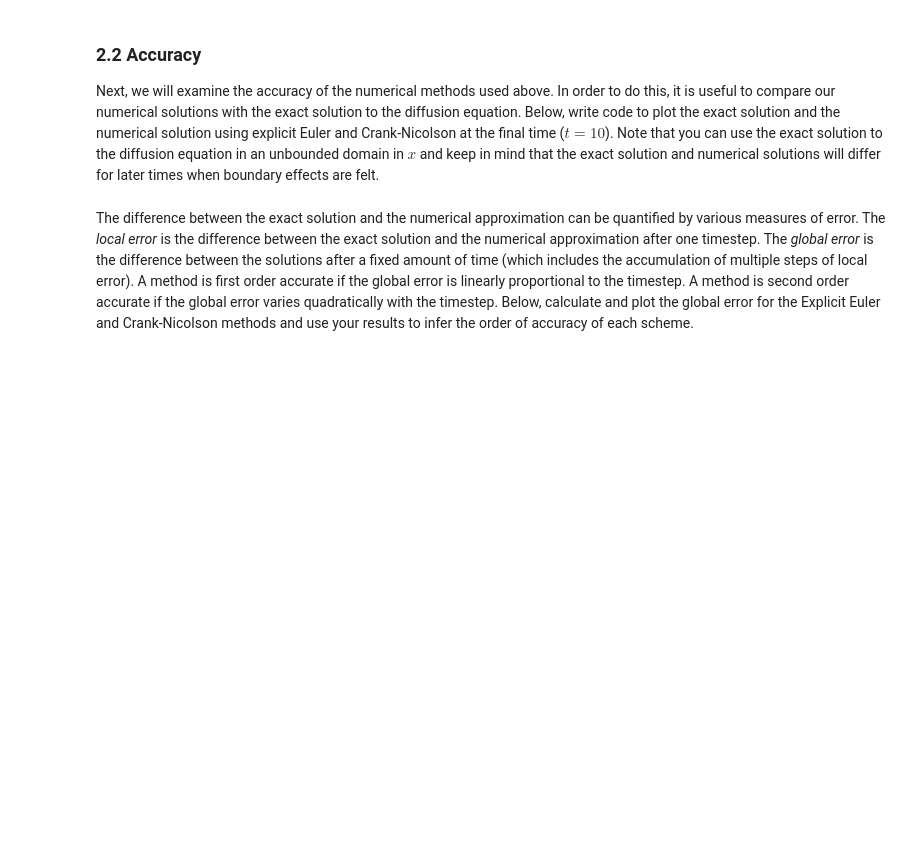
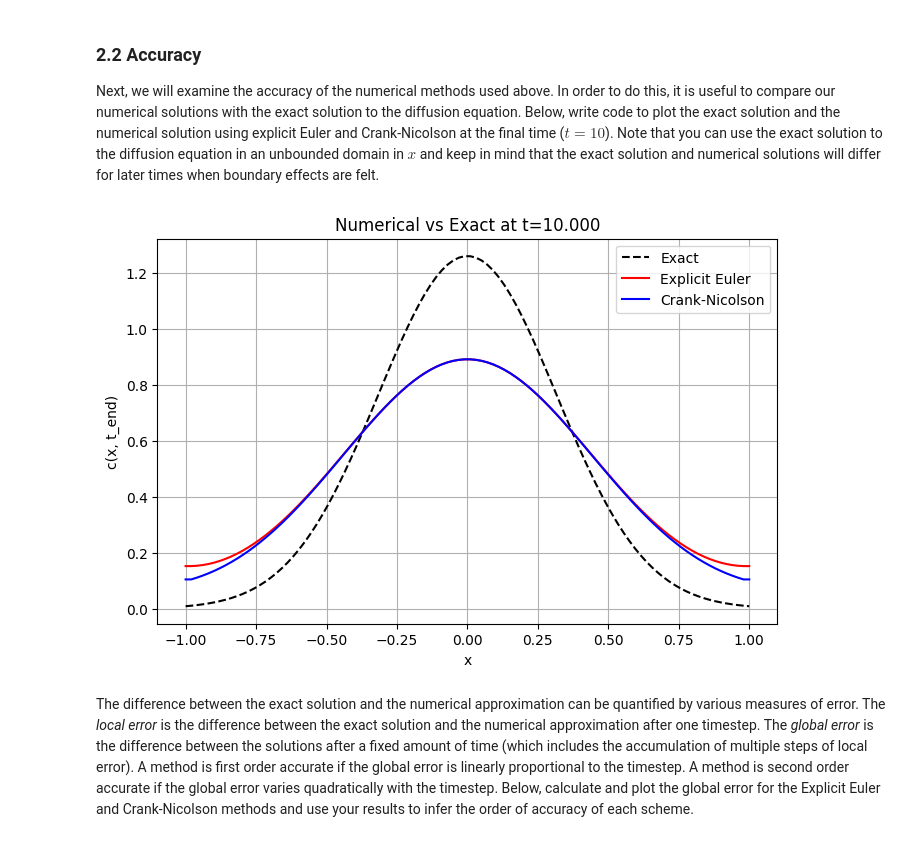
Before and after one commit to ifymedebem/QCES, a Jupyter notebook: Project1_numerical_methods.ipynb, the cells around one changed output. Saved outputs shown, nothing was run; the diff lists cells and outputs as text; code cells hidden in the pictures; blank space fills up the shorter version.

```diff
--- a/Project1_numerical_methods.ipynb
+++ b/Project1_numerical_methods.ipynb
@@ -225,7 +233,7 @@ def set_ics(x, kappa, t_ic):
 Finally, define some parameters and the x and t vectors:
 # %%
 # Defining parameters
-kappa = 0.001  # diffusivity
+kappa = 0.005  # diffusivity
 
 # Timestepping parameters
 t_start = 0  # start time (note that this is not the same time used to evaluate the exact solution to set the ICs)
@@ -282,3 +293,39 @@ Next, we will examine the accuracy of the numerical methods used above. In order
+# %%
+# Add code to plot exact and numerical solutions
+#Plot exact and numerical solutions at final time t_end
+
+import numpy as np
+import matplotlib.pyplot as plt
+
+# final time index and value
+tf = t[-1]
+
+# exact solution on unbounded domain at time tf (same formula as set_ics but with t=tf)
+
+c_exact = (4*np.pi*kappa*tf)**(-0.5) * np.exp(-x**2 / (4*kappa*tf))
+
+# If tf is zero (shouldn't be here), fall back to the initial condition time used earlier
+if np.isclose(tf, 0.0): c_exact = set_ics(x, kappa, 10)
+
+# numerical solutions at final time
+c_EE_final = c_EE[:, -1]
+c_CN_final = c_CN[:, -1]
+
+
+#Plotting
+
+plt.figure(figsize=(8,5))
+plt.plot(x, c_exact, 'k--', label='Exact')
+plt.plot(x, c_EE_final, 'r-', label='Explicit Euler')
+plt.plot(x, c_CN_final, 'b-', label='Crank-Nicolson')
+plt.xlabel('x')
+plt.ylabel('c(x, t_end)')
+plt.title(f'Numerical vs Exact at t={tf:.3f}')
+plt.legend()
+plt.grid(True)
+plt.show()
+# %% [output]
+[figure, added]
 # %% [markdown]
 The difference between the exact solution and the numerical approximation can be quantified by various measures of error. The *local error* is the difference between the exact solution and the numerical approximation after one timestep. The *global error* is the difference between the solutions after a fixed amount of time (which includes the accumulation of multiple steps of local error). A method is first order accurate if the global error is linearly proportional to the timestep. A method is second order accurate if the global error varies quadratically with the timestep. Below, calculate and plot the global error for the Explicit Euler and Crank-Nicolson methods and use your results to infer the order of accuracy of each scheme.
 # %% [markdown]
```
Also changed, not shown: parts of 13 cells of this notebook.
